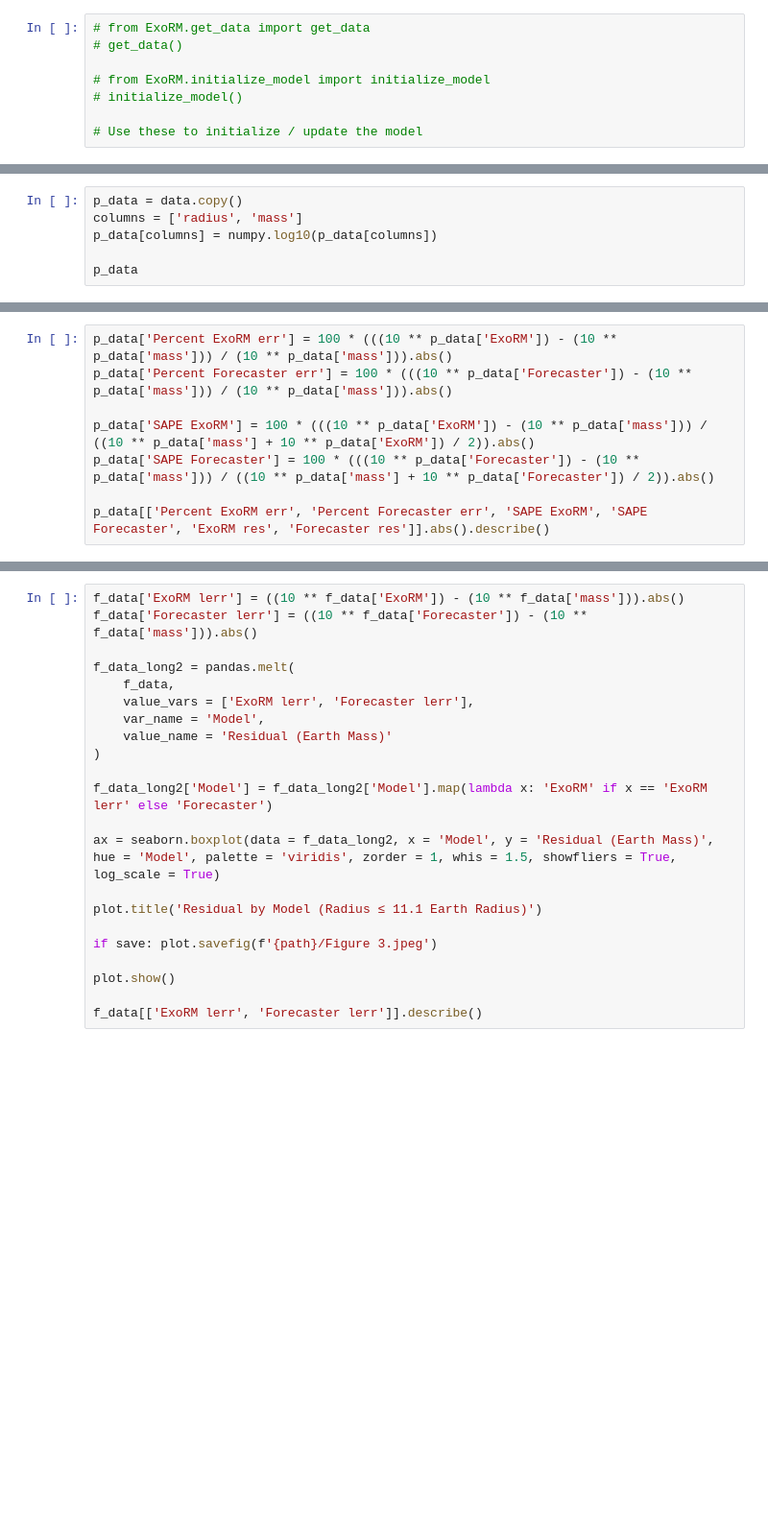
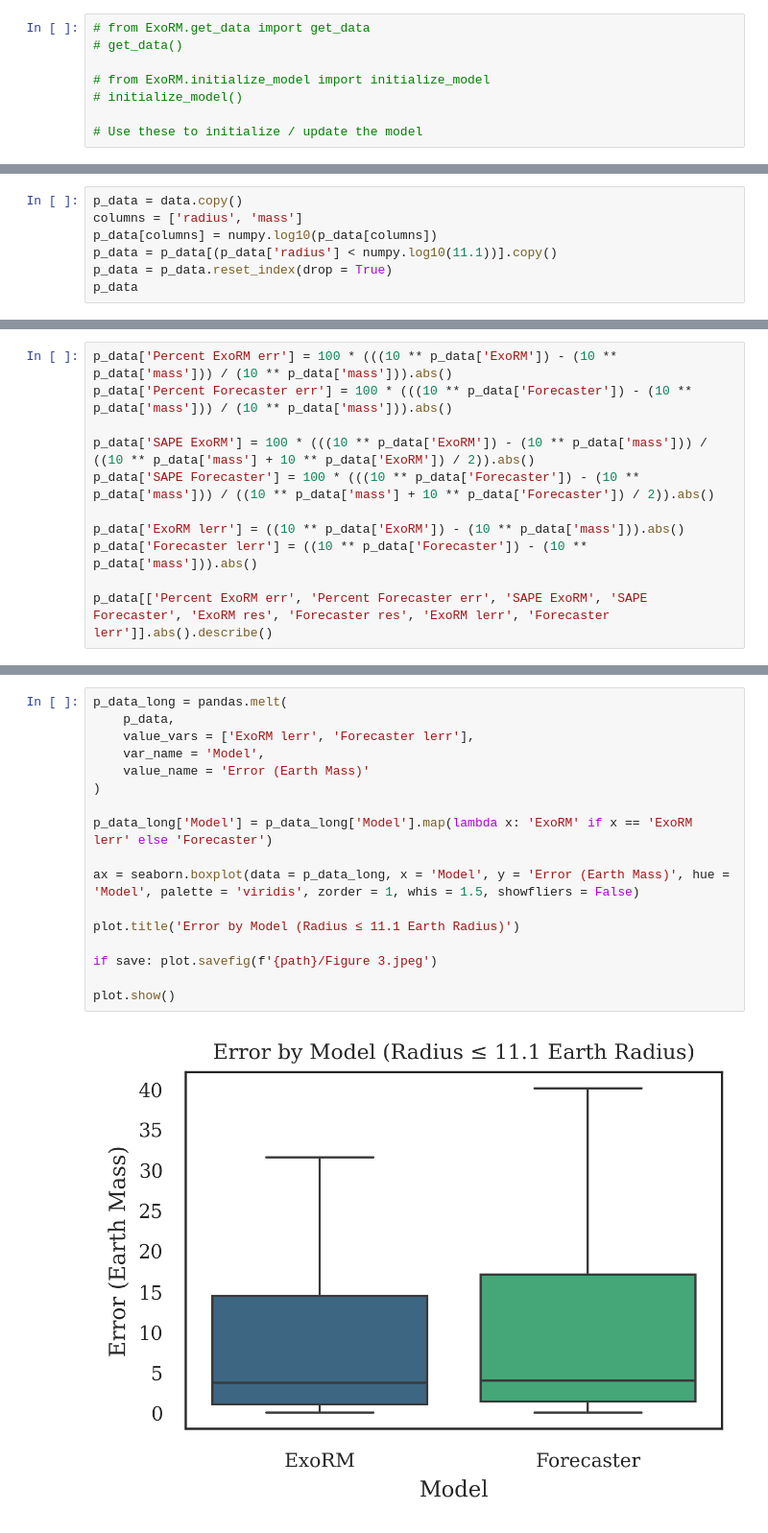
Before and after one commit to kzhu2099/ExoRM, a Jupyter notebook: comparison.ipynb, the cells around one changed output, grey strips where cells are left out. Shown at 96% size. Cells and saved outputs as stored; diff of their text form; blank space fills up the shorter version.

```diff
--- a/comparison.ipynb
+++ b/comparison.ipynb
@@ -141,5 +168,6 @@ print('Forecaster time (ms): ', ms2t)
 p_data = data.copy()
 columns = ['radius', 'mass']
 p_data[columns] = numpy.log10(p_data[columns])
-
+p_data = p_data[(p_data['radius'] < numpy.log10(11.1))].copy()
+p_data = p_data.reset_index(drop = True)
 p_data
@@ -176,4 +230,7 @@ p_data['Percent Forecaster err'] = 100 * (((10 ** p_data['Forecaster']) - (10 **
 p_data['SAPE ExoRM'] = 100 * (((10 ** p_data['ExoRM']) - (10 ** p_data['mass'])) / ((10 ** p_data['mass'] + 10 ** p_data['ExoRM']) / 2)).abs()
 p_data['SAPE Forecaster'] = 100 * (((10 ** p_data['Forecaster']) - (10 ** p_data['mass'])) / ((10 ** p_data['mass'] + 10 ** p_data['Forecaster']) / 2)).abs()
 
-p_data[['Percent ExoRM err', 'Percent Forecaster err', 'SAPE ExoRM', 'SAPE Forecaster', 'ExoRM res', 'Forecaster res']].abs().describe()
+p_data['ExoRM lerr'] = ((10 ** p_data['ExoRM']) - (10 ** p_data['mass'])).abs()
+p_data['Forecaster lerr'] = ((10 ** p_data['Forecaster']) - (10 ** p_data['mass'])).abs()
+
+p_data[['Percent ExoRM err', 'Percent Forecaster err', 'SAPE ExoRM', 'SAPE Forecaster', 'ExoRM res', 'Forecaster res', 'ExoRM lerr', 'Forecaster lerr']].abs().describe()
@@ -217,23 +290,20 @@ stat, val
 # %%
-f_data['ExoRM lerr'] = ((10 ** f_data['ExoRM']) - (10 ** f_data['mass'])).abs()
-f_data['Forecaster lerr'] = ((10 ** f_data['Forecaster']) - (10 ** f_data['mass'])).abs()
-
-f_data_long2 = pandas.melt(
-    f_data,
+p_data_long = pandas.melt(
+    p_data,
     value_vars = ['ExoRM lerr', 'Forecaster lerr'],
     var_name = 'Model',
-    value_name = 'Residual (Earth Mass)'
+    value_name = 'Error (Earth Mass)'
 )
 
-f_data_long2['Model'] = f_data_long2['Model'].map(lambda x: 'ExoRM' if x == 'ExoRM lerr' else 'Forecaster')
+p_data_long['Model'] = p_data_long['Model'].map(lambda x: 'ExoRM' if x == 'ExoRM lerr' else 'Forecaster')
 
-ax = seaborn.boxplot(data = f_data_long2, x = 'Model', y = 'Residual (Earth Mass)', hue = 'Model', palette = 'viridis', zorder = 1, whis = 1.5, showfliers = True, log_scale = True)
+ax = seaborn.boxplot(data = p_data_long, x = 'Model', y = 'Error (Earth Mass)', hue = 'Model', palette = 'viridis', zorder = 1, whis = 1.5, showfliers = False)
 
-plot.title('Residual by Model (Radius ≤ 11.1 Earth Radius)')
+plot.title('Error by Model (Radius ≤ 11.1 Earth Radius)')
 
 if save: plot.savefig(f'{path}/Figure 3.jpeg')
 
 plot.show()
-
-f_data[['ExoRM lerr', 'Forecaster lerr']].describe()
+# %% [output]
+[figure, added]
 # %%
```
Also changed, not shown: parts of 20 cells of this notebook, 3 other files.
